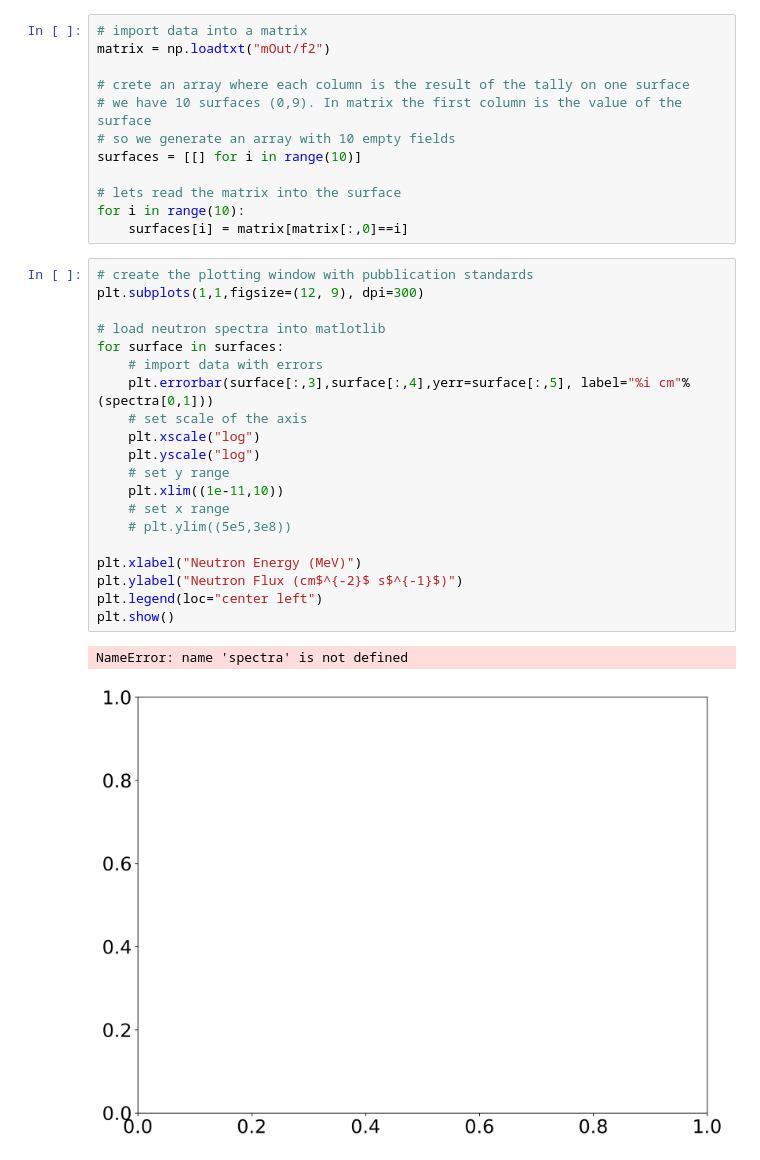
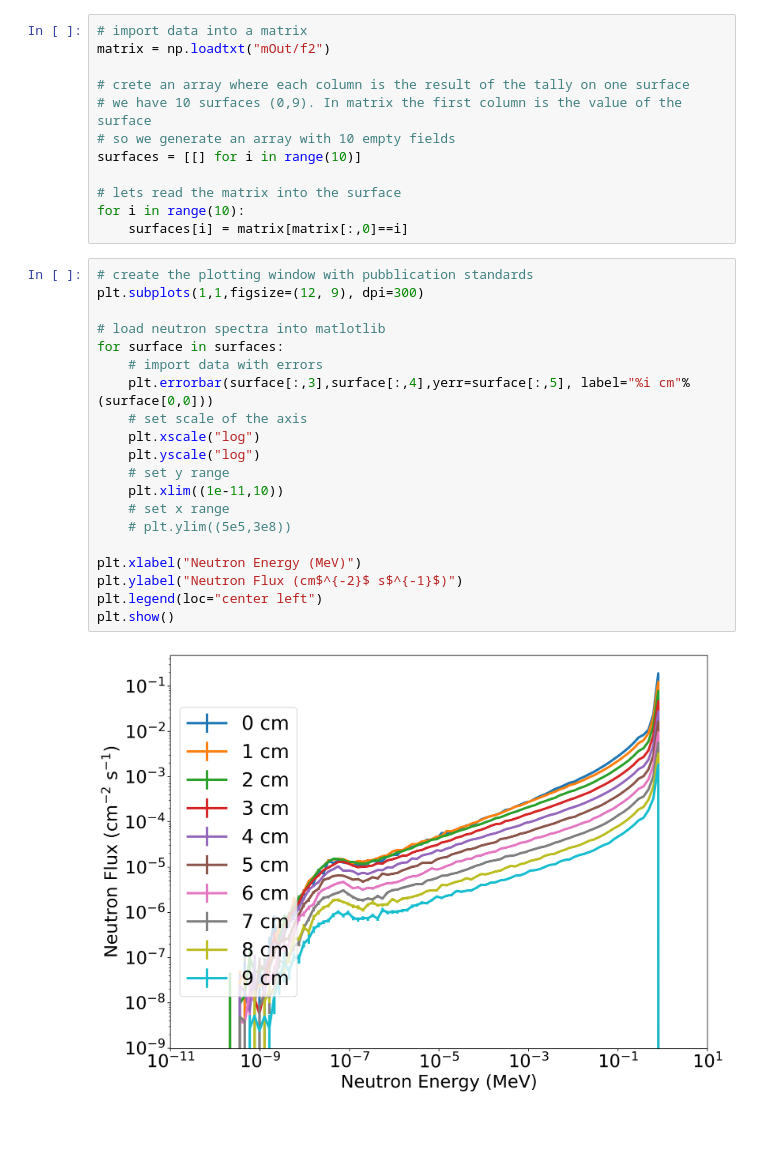
Before and after one commit to ipostuma/MCNPtools, a Jupyter notebook: example/JupyterNotebook/Plot Tally.ipynb, the cells around one changed output. Cells and saved outputs as stored; diff of their text form; blank space fills up the shorter version.

```diff
--- a/example/JupyterNotebook/Plot Tally.ipynb
+++ b/example/JupyterNotebook/Plot Tally.ipynb
@@ -38,23 +38,22 @@ for i in range(10):
 # %%
 # create the plotting window with pubblication standards
 plt.subplots(1,1,figsize=(12, 9), dpi=300)
 
 # load neutron spectra into matlotlib
 for surface in surfaces:
     # import data with errors
-    plt.errorbar(surface[:,3],surface[:,4],yerr=surface[:,5], label="%i cm"%(spectra[0,1]))
+    plt.errorbar(surface[:,3],surface[:,4],yerr=surface[:,5], label="%i cm"%(surface[0,0]))
     # set scale of the axis
     plt.xscale("log")
     plt.yscale("log")
     # set y range
     plt.xlim((1e-11,10))
     # set x range
     # plt.ylim((5e5,3e8))
 
 plt.xlabel("Neutron Energy (MeV)")
 plt.ylabel("Neutron Flux (cm$^{-2}$ s$^{-1}$)")
 plt.legend(loc="center left")
 plt.show()
 # %% [output]
-NameError: name 'spectra' is not defined
-[figure, old version]
+[figure, new version]
```
